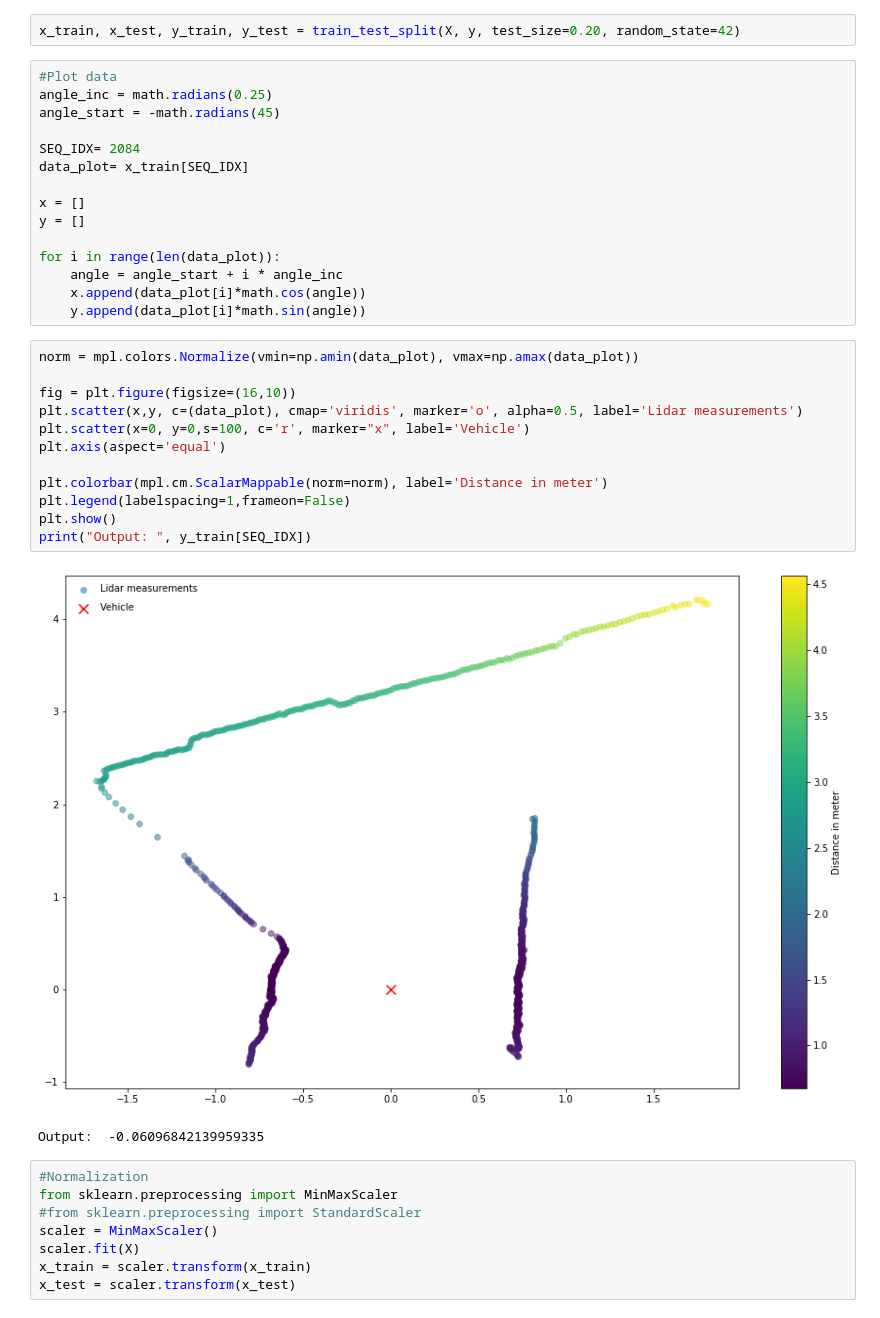
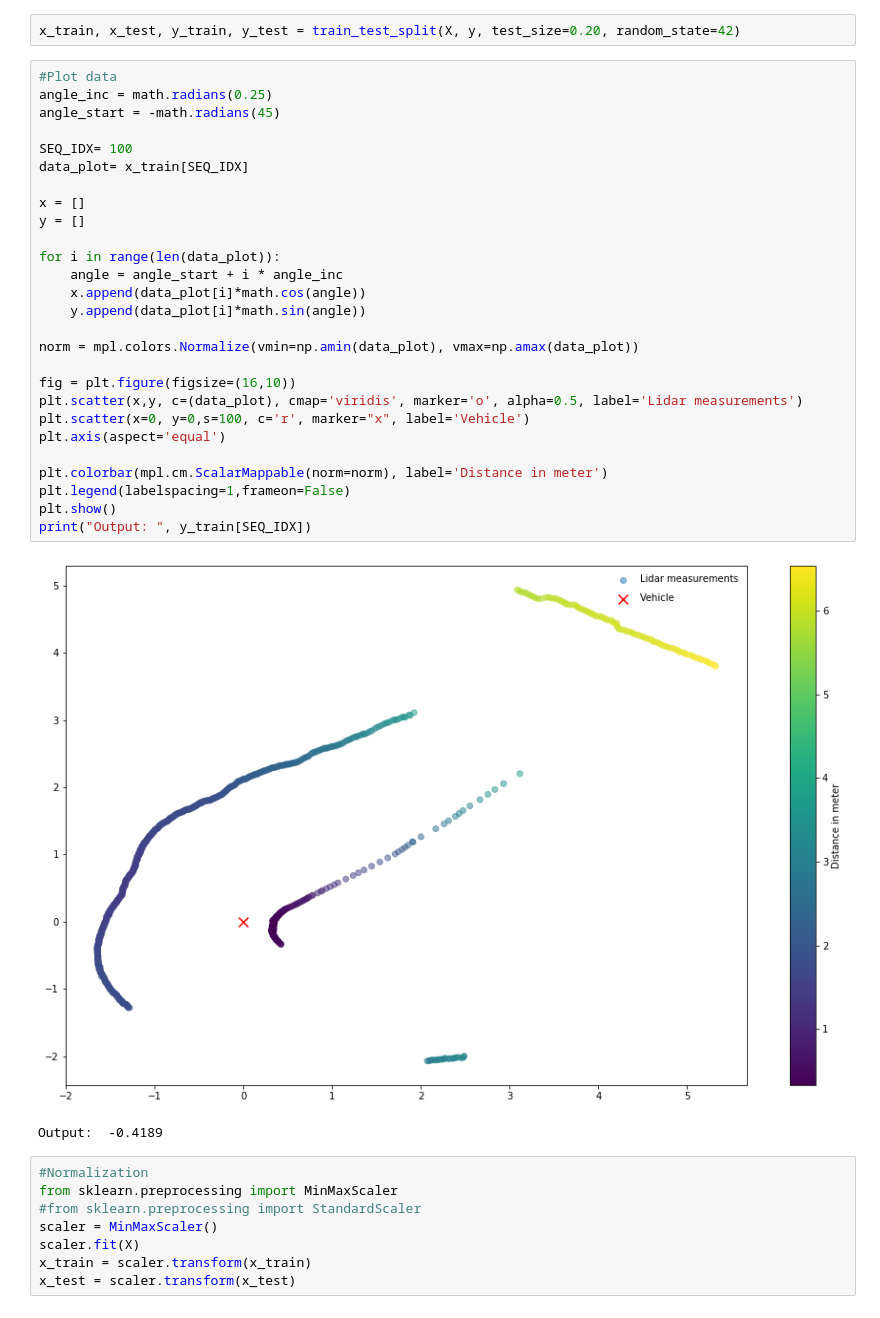
Before and after one commit to jonajo15/f1tenth-policy, a Jupyter notebook: policy_network.ipynb, the cells around one changed output. Drawn from its saved outputs; the diff is of its cells as text.

```diff
--- a/policy_network.ipynb
+++ b/policy_network.ipynb
@@ -61,33 +89,33 @@ x_train, x_test, y_train, y_test = train_test_split(X, y, test_size=0.20, random
 # %%
 #Plot data
 angle_inc = math.radians(0.25)
 angle_start = -math.radians(45)
 
-SEQ_IDX= 2084
+SEQ_IDX= 100
 data_plot= x_train[SEQ_IDX]
 
 x = []
 y = []
 
 for i in range(len(data_plot)):
     angle = angle_start + i * angle_inc
     x.append(data_plot[i]*math.cos(angle))
     y.append(data_plot[i]*math.sin(angle))
+
+norm = mpl.colors.Normalize(vmin=np.amin(data_plot), vmax=np.amax(data_plot))
+
+fig = plt.figure(figsize=(16,10))
+plt.scatter(x,y, c=(data_plot), cmap='viridis', marker='o', alpha=0.5, label='Lidar measurements')
+plt.scatter(x=0, y=0,s=100, c='r', marker="x", label='Vehicle')
+plt.axis(aspect='equal')
+
+plt.colorbar(mpl.cm.ScalarMappable(norm=norm), label='Distance in meter')
+plt.legend(labelspacing=1,frameon=False)
+plt.show()
+print("Output: ", y_train[SEQ_IDX])
+# %% [output]
+[figure, added]
+Output:  -0.4189
-# %%
-norm = mpl.colors.Normalize(vmin=np.amin(data_plot), vmax=np.amax(data_plot))
-
-fig = plt.figure(figsize=(16,10))
-plt.scatter(x,y, c=(data_plot), cmap='viridis', marker='o', alpha=0.5, label='Lidar measurements')
-plt.scatter(x=0, y=0,s=100, c='r', marker="x", label='Vehicle')
-plt.axis(aspect='equal')
-
-plt.colorbar(mpl.cm.ScalarMappable(norm=norm), label='Distance in meter')
-plt.legend(labelspacing=1,frameon=False)
-plt.show()
-print("Output: ", y_train[SEQ_IDX])
-# %% [output]
-[figure, removed]
-Output:  -0.06096842139959335
 # %%
 #Normalization
 from sklearn.preprocessing import MinMaxScaler
```
Also changed, not shown: parts of 15 cells of this notebook, 2 other files.
